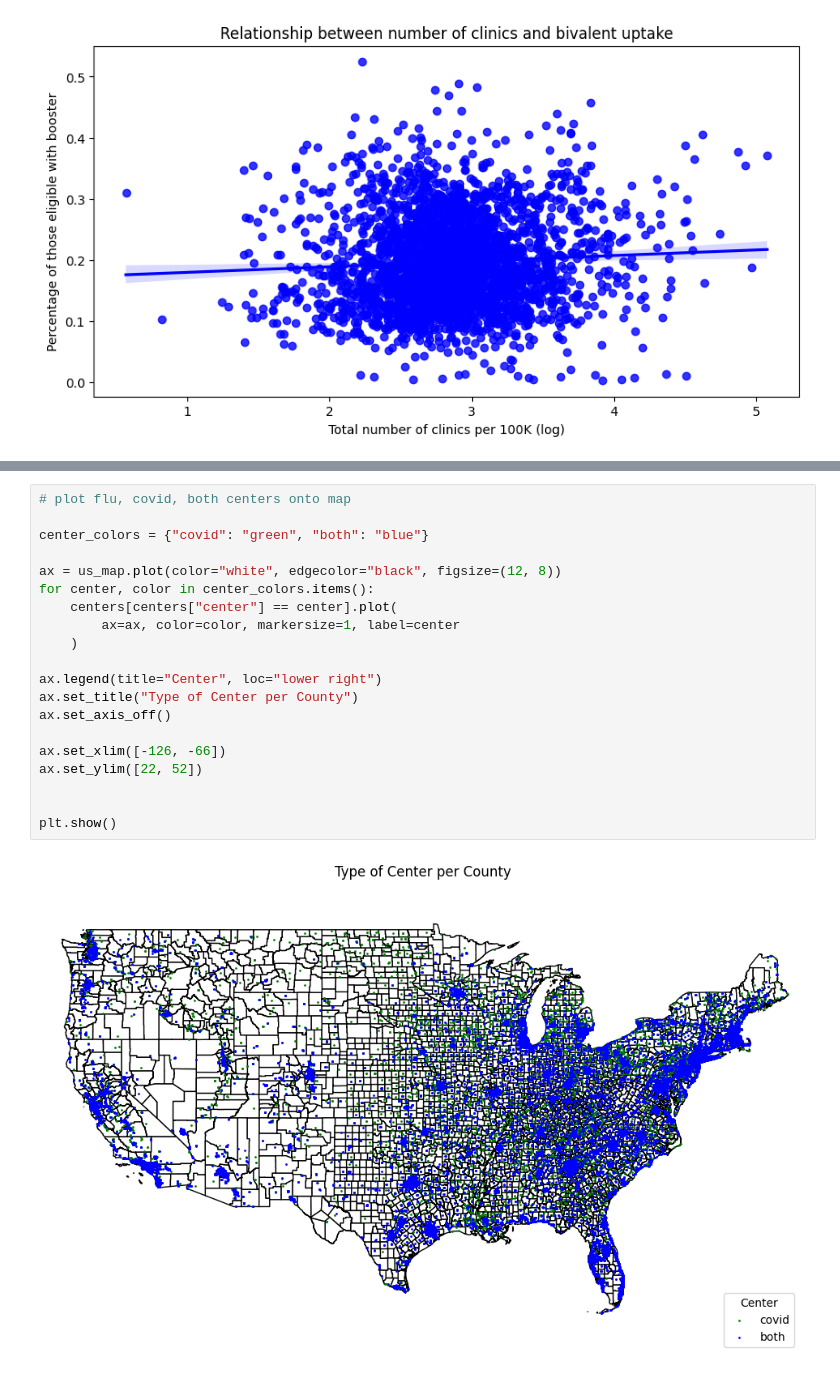
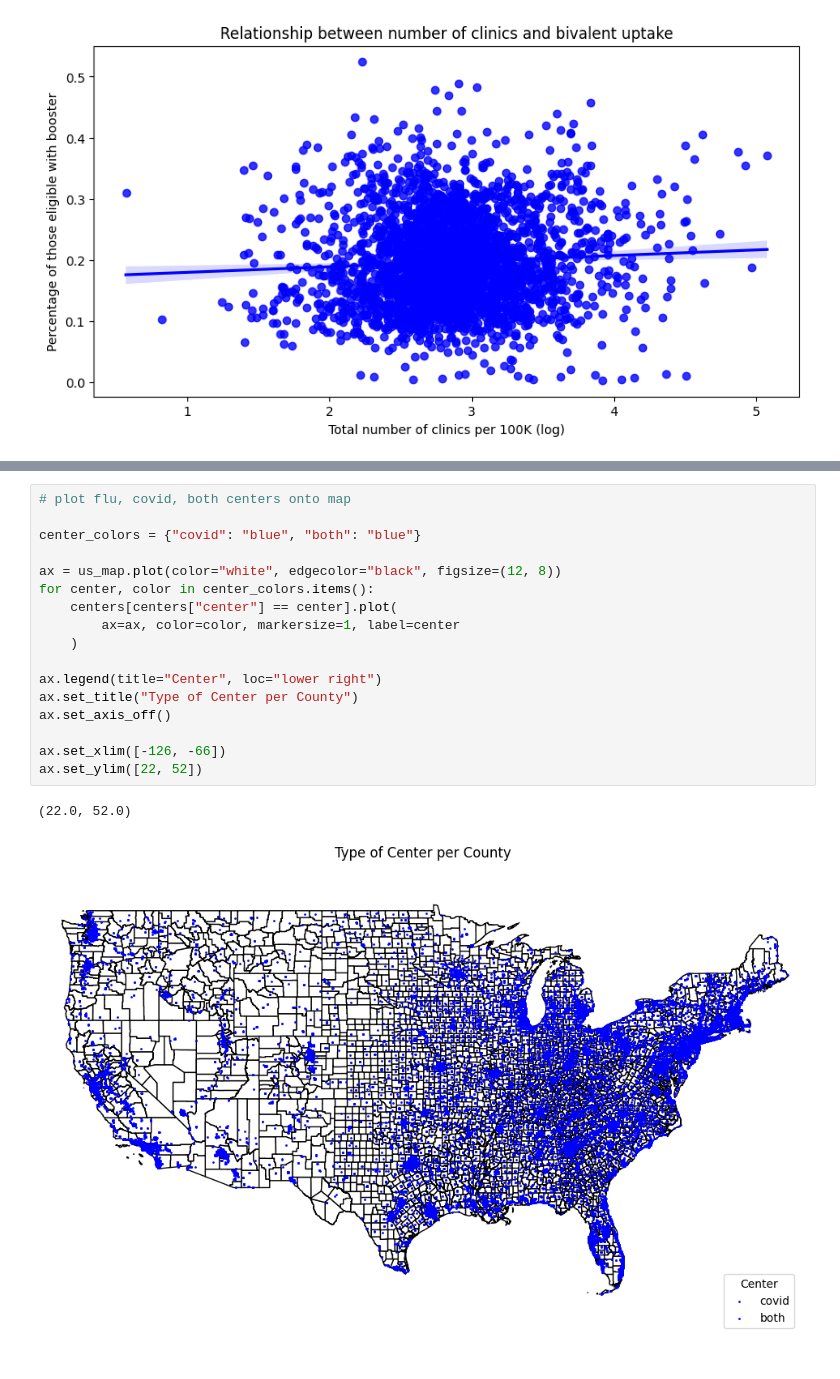
Before and after one commit to youribenadjaoud/mph-thesis, a Jupyter notebook: src/notebooks/county_level.ipynb, the cells around one changed output, grey strips where cells are left out. Drawn from its saved outputs; the diff is of its cells as text.

```diff
--- a/src/notebooks/county_level.ipynb
+++ b/src/notebooks/county_level.ipynb
@@ -1209,22 +1415,20 @@ ax.set_ylim([22, 52])
 # %%
 # plot flu, covid, both centers onto map
 
-center_colors = {"covid": "green", "both": "blue"}
+center_colors = {"covid": "blue", "both": "blue"}
 
 ax = us_map.plot(color="white", edgecolor="black", figsize=(12, 8))
 for center, color in center_colors.items():
     centers[centers["center"] == center].plot(
         ax=ax, color=color, markersize=1, label=center
     )
 
 ax.legend(title="Center", loc="lower right")
 ax.set_title("Type of Center per County")
 ax.set_axis_off()
 
 ax.set_xlim([-126, -66])
 ax.set_ylim([22, 52])
-
-
-plt.show()
 # %% [output]
+(22.0, 52.0)
-[figure, old version]
+[figure, new version]
```
Also changed, not shown: parts of 29 cells of this notebook.
